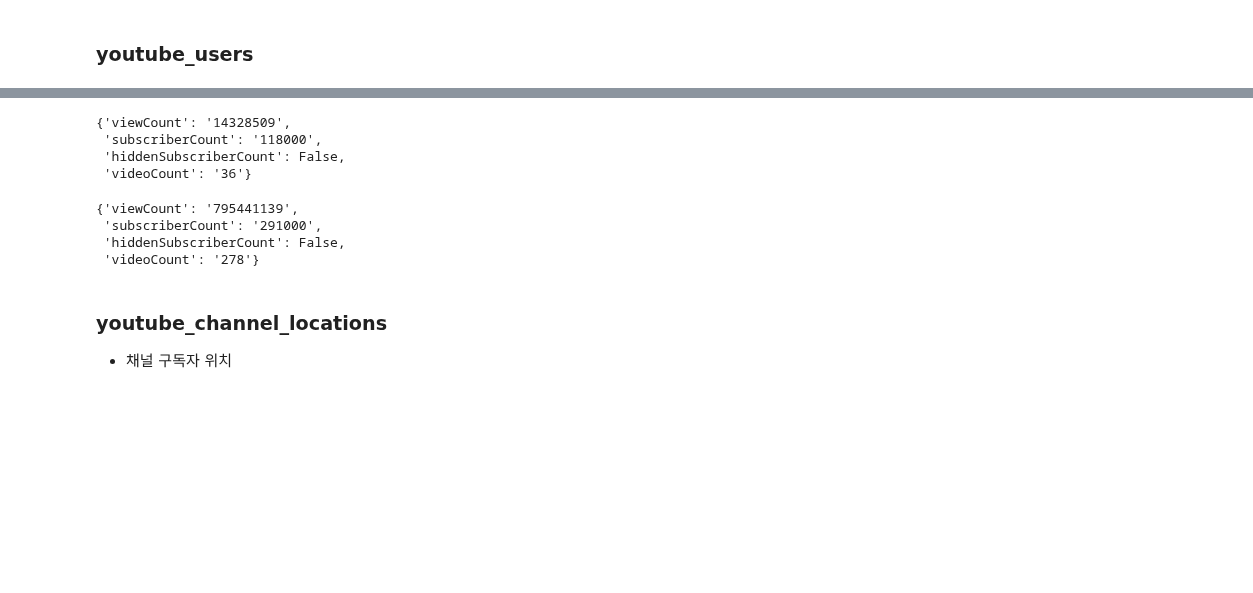
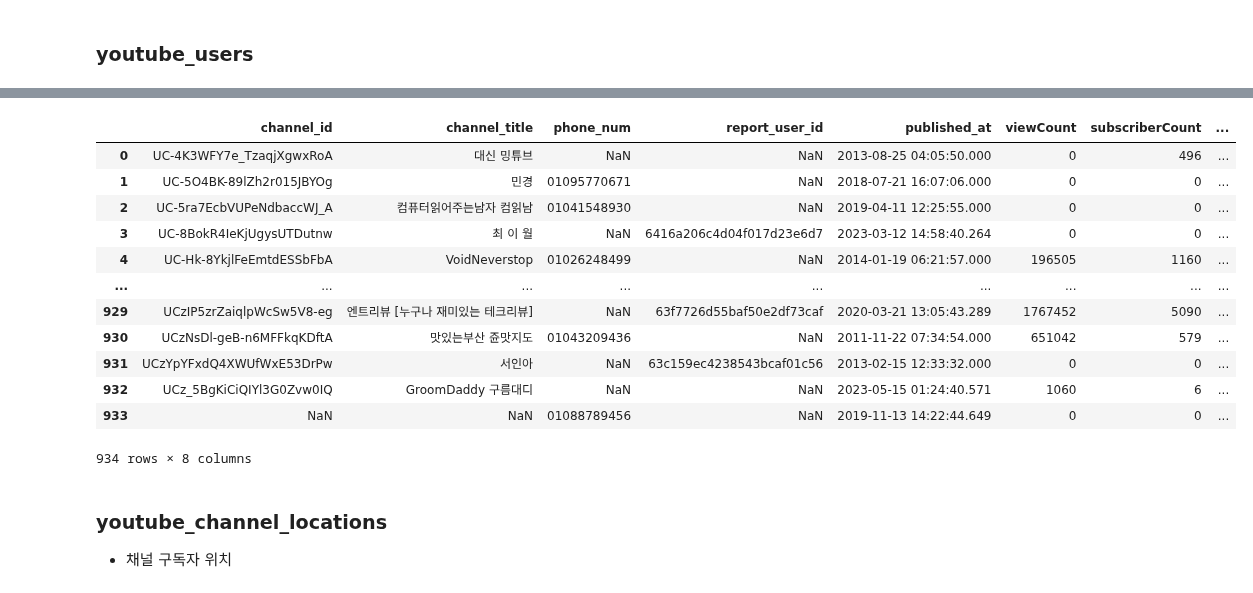
Before and after one commit to kkwann/awake, a Jupyter notebook: MongoDB_connection.ipynb, the cells around one changed output, grey strips where cells are left out. Cells and saved outputs as stored; diff of their text form; code cells hidden in the pictures; blank space fills up the shorter version.

```diff
--- a/MongoDB_connection.ipynb
+++ b/MongoDB_connection.ipynb
@@ -363,5 +400,0 @@ dtype: float64
-# %%
-youtube_users = youtube_users[['channel_title','channel_id','phone_num','country','age','gender','subscriber_count','statistics','status']]
-youtube_users = youtube_users.drop_duplicates(['channel_title', 'channel_id', 'phone_num', 'country', 'age', 'gender','subscriber_count'])
-## null값 비율 90% 이상 삭제 - 'refresh_error', 'localizations', 'account_type', 'is_accept_suggestion', 'is_add_info', 'user_id'
-## 필요한 컬럼 추출
@@ -368,17 +406,35 @@ youtube_users = youtube_users.drop_duplicates(['channel_title', 'channel_id', 'p
+# %%
+# 필요컬럼추출
+youtube_users = youtube_users[['channel_id', 'channel_title', 'phone_num', 'report_user_id', 'statistics','published_at']]
+## published_at : 유튜브 가입일
+## 'statistics' 컬럼의 'subscriberCount' 정보와 'subscriber_count' 컬럼 정보가 다름 --> 구독자 수
+## 'channel_id' 컬럼, 'contentDetails' 컬럼의 'uploads' 같은 정보
+# %%
+# cast 하여 최종 데이터셋 생성
+youtube_users = pd.concat([youtube_users, pd.json_normalize(youtube_users['statistics'])],axis=1)
+youtube_users = youtube_users.drop(['statistics','hiddenSubscriberCount'],axis=1)
+youtube_users = youtube_users.dropna(how = 'all')
+
+# null 값 0으로 대체
+youtube_users[['viewCount', 'subscriberCount', 'videoCount']] = youtube_users[['viewCount', 'subscriberCount', 'videoCount']].fillna(0)
+
+youtube_users = youtube_users.sort_values('channel_id').drop_duplicates().reset_index(drop=True)
 # %%
-youtube_users['statistics'][0]
+youtube_users
 # %% [output]
+|  | channel_id | channel_title | phone_num | report_user_id | published_at | viewCount | subscriberCount | ... |
+| 0 | UC-4K3WFY7e_TzaqjXgwxRoA | 대신 밍튜브 | NaN | NaN | 2013-08-25 04:05:50.000 | 0 | 496 | ... |
+| 1 | UC-5O4BK-89lZh2r015JBYOg | 민경 | 01095770671 | NaN | 2018-07-21 16:07:06.000 | 0 | 0 | ... |
+| 2 | UC-5ra7EcbVUPeNdbaccWJ_A | 컴퓨터읽어주는남자 컴읽남 | 01041548930 | NaN | 2019-04-11 12:25:55.000 | 0 | 0 | ... |
+| 3 | UC-8BokR4IeKjUgysUTDutnw | 최 이 월 | NaN | 6416a206c4d04f017d23e6d7 | 2023-03-12 14:58:40.264 | 0 | 0 | ... |
+| 4 | UC-Hk-8YkjlFeEmtdESSbFbA | VoidNeverstop | 01026248499 | NaN | 2014-01-19 06:21:57.000 | 196505 | 1160 | ... |
+| ... | ... | ... | ... | ... | ... | ... | ... | ... |
+| 929 | UCzIP5zrZaiqlpWcSw5V8-eg | 엔트리뷰 [누구나 재미있는 테크리뷰] | NaN | 63f7726d55baf50e2df73caf | 2020-03-21 13:05:43.289 | 1767452 | 5090 | ... |
+| 930 | UCzNsDl-geB-n6MFFkqKDftA | 맛있는부산 쥰맛지도 | 01043209436 | NaN | 2011-11-22 07:34:54.000 | 651042 | 579 | ... |
+| 931 | UCzYpYFxdQ4XWUfWxE53DrPw | 서인아 | NaN | 63c159ec4238543bcaf01c56 | 2013-02-15 12:33:32.000 | 0 | 0 | ... |
+| 932 | UCz_5BgKiCiQIYl3G0Zvw0IQ | GroomDaddy 구름대디 | NaN | NaN | 2023-05-15 01:24:40.571 | 1060 | 6 | ... |
+| 933 | NaN | NaN | 01088789456 | NaN | 2019-11-13 14:22:44.649 | 0 | 0 | ... |
-{'viewCount': '14328509',
- 'subscriberCount': '118000',
- 'hiddenSubscriberCount': False,
- 'videoCount': '36'}
+934 rows × 8 columns
-# %%
-youtube_users[youtube_users['channel_title']=='목소리 연기자 유지컬']['statistics'].iloc[0] ## statistics --> cast 형태로
-# %% [output]
-{'viewCount': '795441139',
- 'subscriberCount': '291000',
- 'hiddenSubscriberCount': False,
- 'videoCount': '278'}
 # %% [markdown]
 ### youtube_channel_locations
 - 채널 구독자 위치
```
Also changed, not shown: parts of 48 cells of this notebook.
